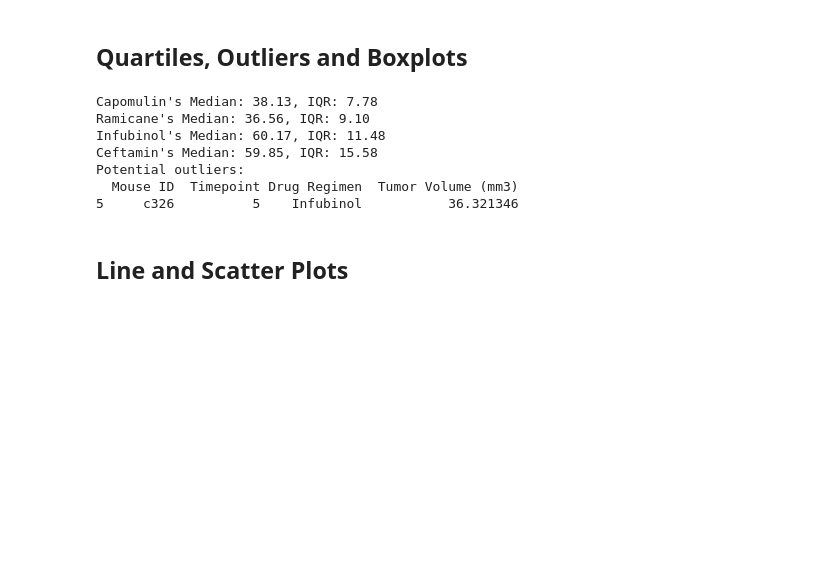
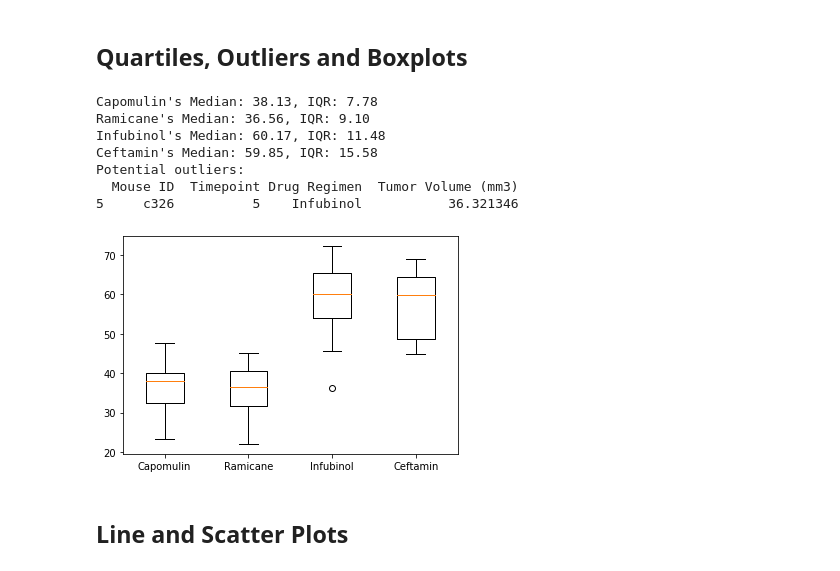
Before and after one commit to kyraha/UMN_HW05_Matplotlib, a Jupyter notebook: pymaceuticals_starter.ipynb, the cells around one changed output. Drawn from its saved outputs; the diff is of its cells as text; code cells hidden in the pictures; blank space fills up the shorter version.

```diff
--- a/pymaceuticals_starter.ipynb
+++ b/pymaceuticals_starter.ipynb
@@ -188,8 +188,10 @@ _ = plt.pie(
 # Calculate the final tumor volume of each mouse across four of the most promising treatment regimens.
 # Calculate the IQR and quantitatively determine if there are any potential outliers.
 # Capomulin, Ramicane, Infubinol, and Ceftamin
+good_drugs = ["Capomulin", "Ramicane", "Infubinol", "Ceftamin"]
 outliers = pd.DataFrame()
-for drug in ("Capomulin", "Ramicane", "Infubinol", "Ceftamin"):
+final_volumes = []
+for drug in good_drugs:
   regimen_sub = deduped[deduped["Drug Regimen"] == drug]
   last_points = regimen_sub.groupby("Mouse ID")["Timepoint"].max()
   final_set = pd.DataFrame(last_points).merge(deduped, on=["Mouse ID", "Timepoint"], how="left")
@@ -197,6 +199,7 @@ for drug in ("Capomulin", "Ramicane", "Infubinol", "Ceftamin"):
   median = quantiles[.5]
   iqr = quantiles[.75] - quantiles[.25]
   print(f"{drug}'s Median: {median:.2f}, IQR: {iqr:.2f}")
+  final_volumes.append(final_set["Tumor Volume (mm3)"])
   outliers = outliers.append(final_set[final_set["Tumor Volume (mm3)"] > quantiles[.75] + 1.5*iqr])
   outliers = outliers.append(final_set[final_set["Tumor Volume (mm3)"] < quantiles[.25] - 1.5*iqr])
 
@@ -212,5 +215,9 @@ Potential outliers:
 5     c326          5    Infubinol           36.321346
 # %%
 # Generate a box plot of the final tumor volume of each mouse across four regimens of interest
+plt.boxplot(final_volumes, labels=good_drugs)
+plt.show()
+# %% [output]
+[figure, added]
 # %% [markdown]
 ## Line and Scatter Plots
```
Also changed, not shown: parts of 5 cells of this notebook.
